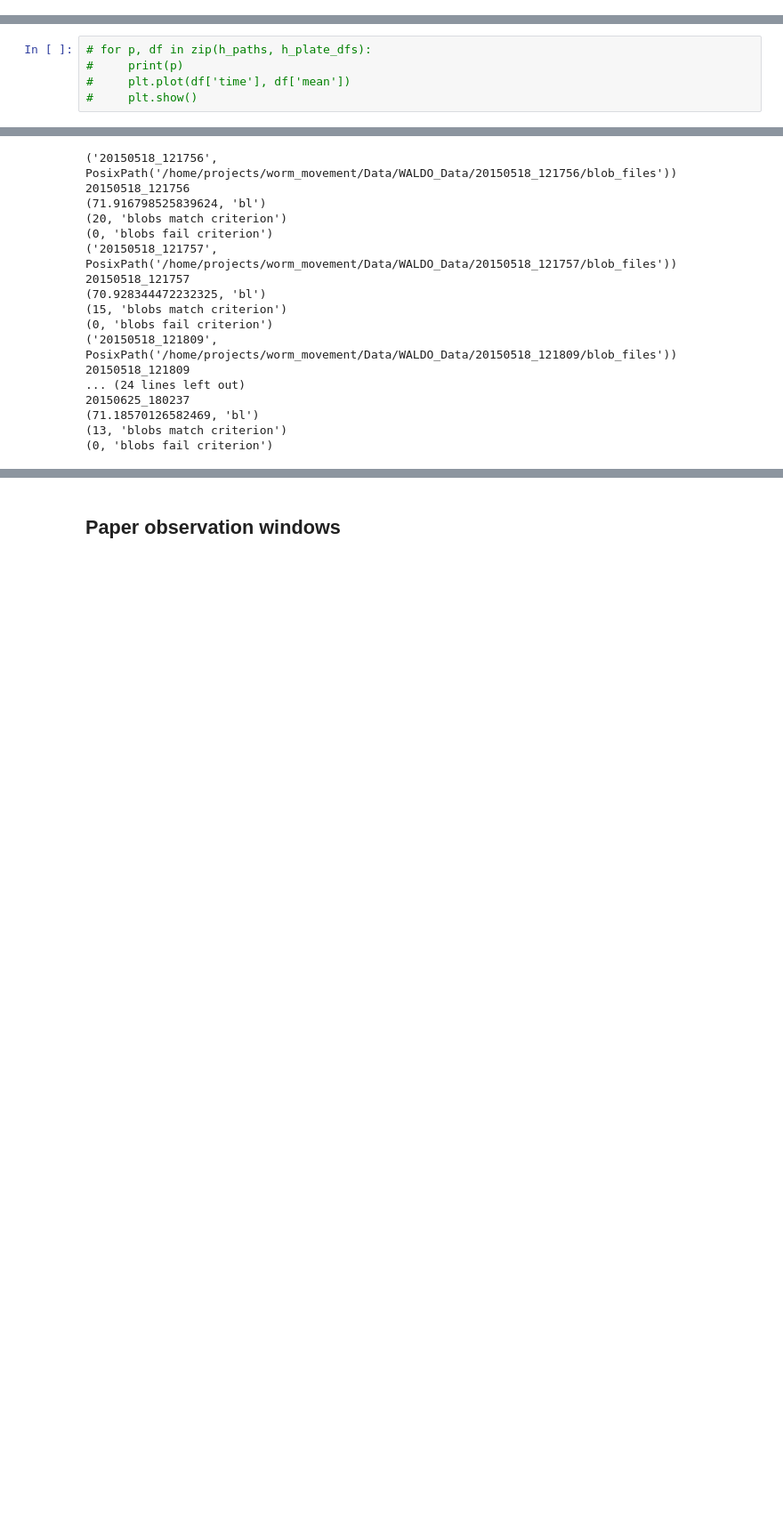
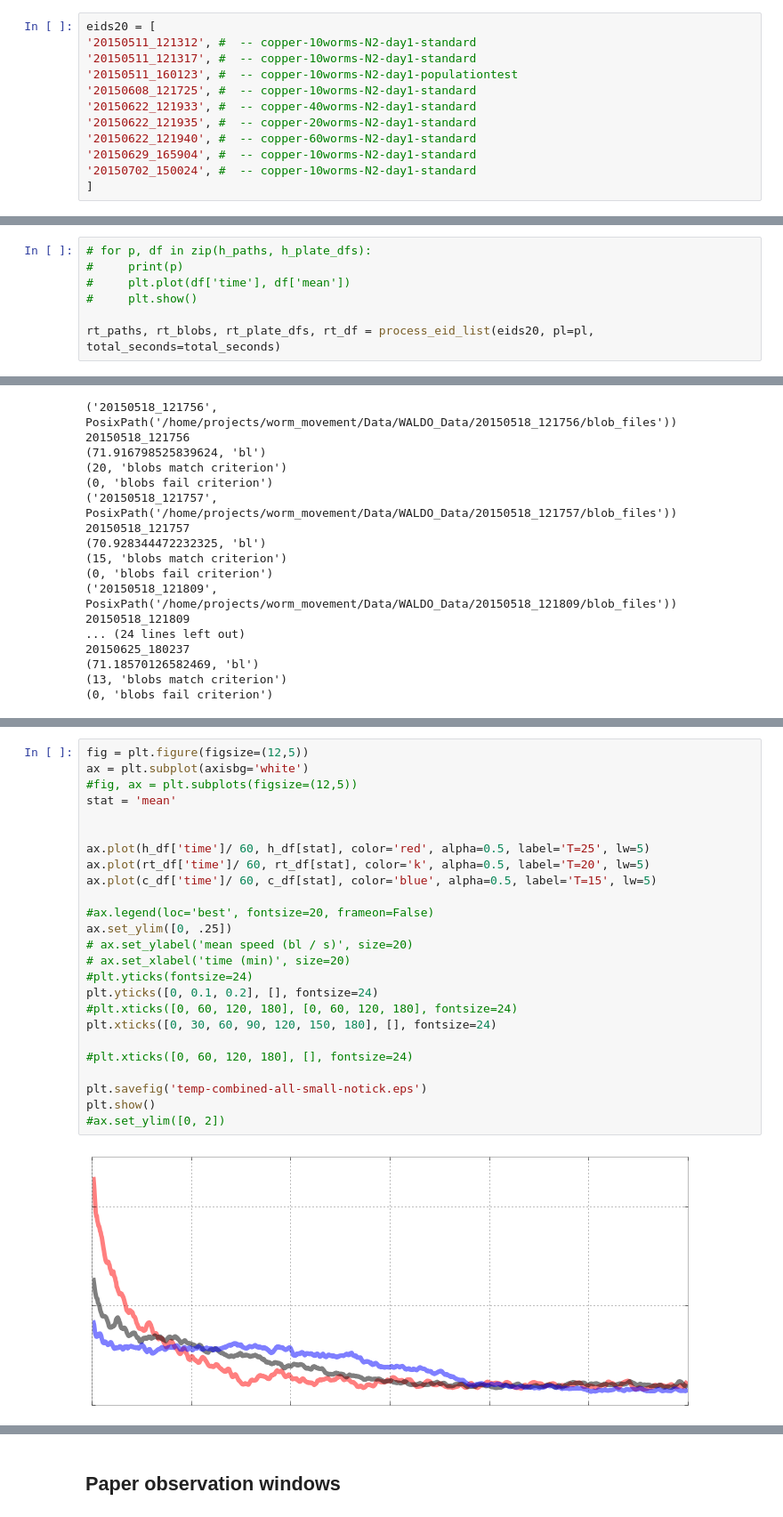
Before and after one commit to amarallab/waldo, a Jupyter notebook: workbooks/Temperature-Figure/temp_fig.ipynb, the cells around one changed output, grey strips where cells are left out. Shown at 89% size. Cells and saved outputs as stored; diff of their text form; blank space fills up the shorter version.

```diff
--- a/workbooks/Temperature-Figure/temp_fig.ipynb
+++ b/workbooks/Temperature-Figure/temp_fig.ipynb
@@ -172,6 +172,18 @@ hot
 ['20150518_182454', '20150518_182501', '20150518_182452', '20150615_124720', '20150615_124728', '20150615_124738', '20150625_132445', '20150625_132449']
 cold
 ['20150518_121756', '20150518_121757', '20150518_121809', '20150615_170747', '20150615_170754', '20150615_170759', '20150625_180232', '20150625_180237']
+# %%
+eids20 = [
+'20150511_121312', #  -- copper-10worms-N2-day1-standard
+'20150511_121317', #  -- copper-10worms-N2-day1-standard
+'20150511_160123', #  -- copper-10worms-N2-day1-populationtest
+'20150608_121725', #  -- copper-10worms-N2-day1-standard
+'20150622_121933', #  -- copper-40worms-N2-day1-standard
+'20150622_121935', #  -- copper-20worms-N2-day1-standard
+'20150622_121940', #  -- copper-60worms-N2-day1-standard
+'20150629_165904', #  -- copper-10worms-N2-day1-standard
+'20150702_150024', #  -- copper-10worms-N2-day1-standard
+]
 # %%
 def process_eid_list(eids, pl, total_seconds, min_time=20, min_timepoints=1000, dt=1.0):
     paths = [pl / eid / 'blob_files' for eid in eids]
@@ -220,3 +241,5 @@ h_paths, h_blobs, h_plate_dfs, h_df = process_eid_list(h, pl=pl, total_seconds=t
 #     print(p)
 #     plt.plot(df['time'], df['mean'])
 #     plt.show()
+
+rt_paths, rt_blobs, rt_plate_dfs, rt_df = process_eid_list(eids20, pl=pl, total_seconds=total_seconds)
@@ -248,3 +293,30 @@ c_paths, c_blobs, c_plate_dfs, c_df = process_eid_list(c, pl=pl, total_seconds=t
+# %%
+fig = plt.figure(figsize=(12,5))
+ax = plt.subplot(axisbg='white')
+#fig, ax = plt.subplots(figsize=(12,5))
+stat = 'mean'
+
+
+ax.plot(h_df['time']/ 60, h_df[stat], color='red', alpha=0.5, label='T=25', lw=5)
+ax.plot(rt_df['time']/ 60, rt_df[stat], color='k', alpha=0.5, label='T=20', lw=5)
+ax.plot(c_df['time']/ 60, c_df[stat], color='blue', alpha=0.5, label='T=15', lw=5)
+
+#ax.legend(loc='best', fontsize=20, frameon=False)
+ax.set_ylim([0, .25])
+# ax.set_ylabel('mean speed (bl / s)', size=20)
+# ax.set_xlabel('time (min)', size=20)
+#plt.yticks(fontsize=24)
+plt.yticks([0, 0.1, 0.2], [], fontsize=24)
+#plt.xticks([0, 60, 120, 180], [0, 60, 120, 180], fontsize=24)
+plt.xticks([0, 30, 60, 90, 120, 150, 180], [], fontsize=24)
+
+#plt.xticks([0, 60, 120, 180], [], fontsize=24)
+
+plt.savefig('temp-combined-all-small-notick.eps')
+plt.show()
+#ax.set_ylim([0, 2])
+# %% [output]
+[figure, added]
 # %%
 fig = plt.figure(figsize=(12,5))
 ax = plt.subplot(axisbg='white')
```
Also changed, not shown: parts of 9 cells of this notebook, 11 other files.
